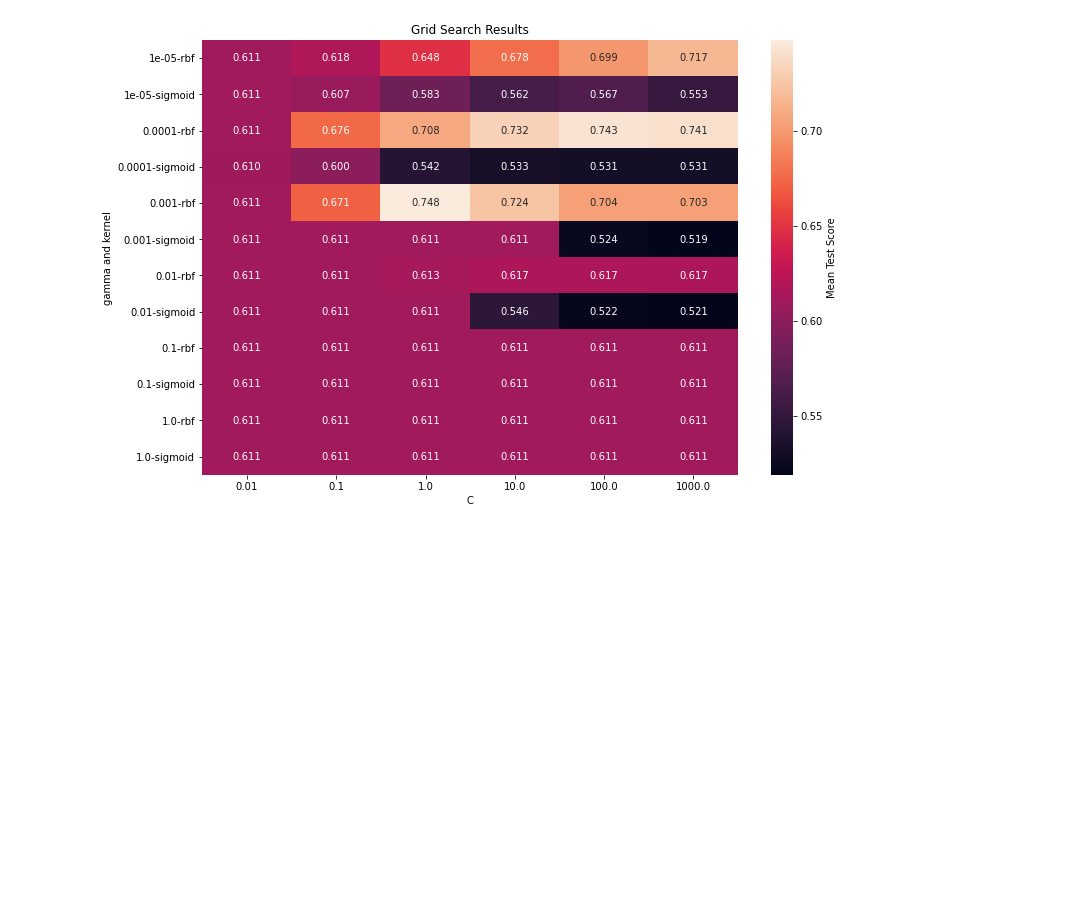
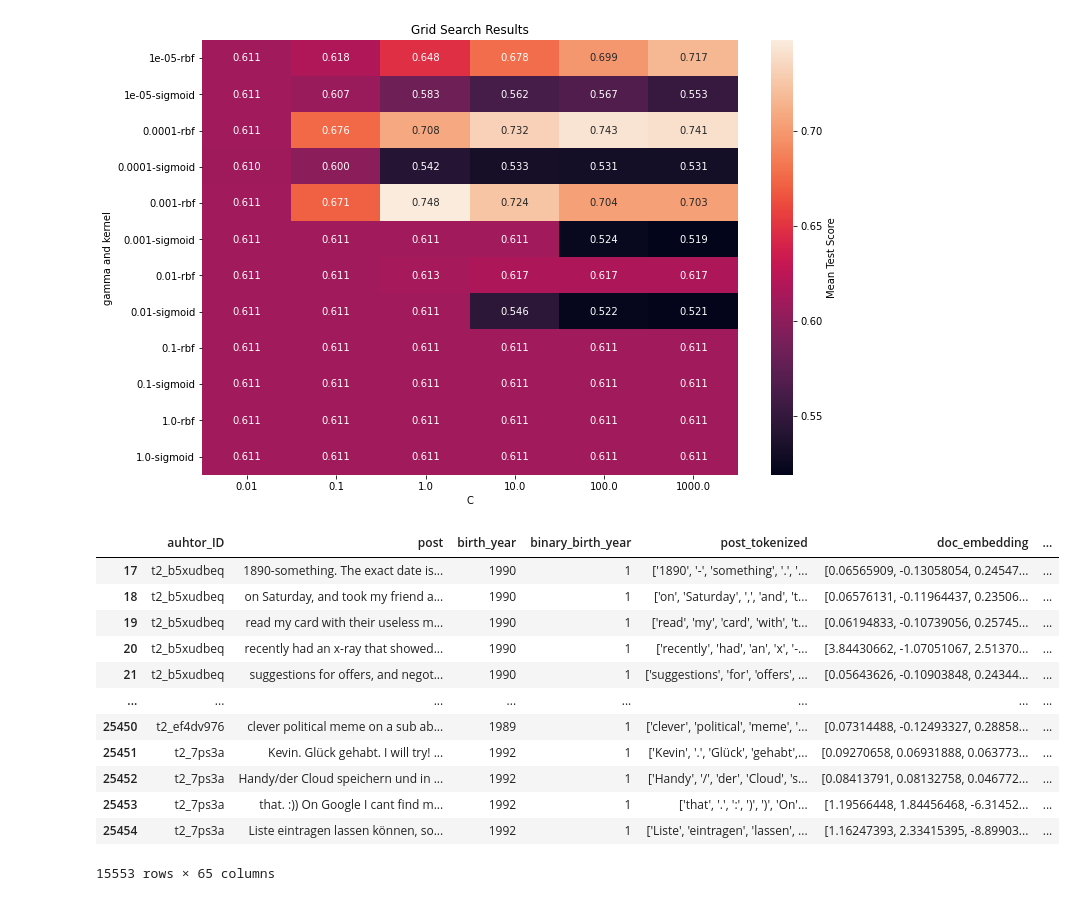
Before and after one commit to mdegoede/LanguageAndAI, a Jupyter notebook: logreg.ipynb, the cells around one changed output. Drawn from its saved outputs; the diff is of its cells as text; code cells hidden in the pictures; blank space fills up the shorter version.

```diff
--- a/logreg.ipynb
+++ b/logreg.ipynb
@@ -670,3 +670,19 @@ plt.ylabel('gamma and kernel')
 plt.show()
 # %% [output]
 [figure]
+# %%
+mil_and_genz_merged[mil_and_genz_merged['binary_birth_year']==1]
+# %% [output]
+|  | auhtor_ID | post | birth_year | binary_birth_year | post_tokenized | doc_embedding | ... |
+| 17 | t2_b5xudbeq | 1890-something. The exact date is... | 1990 | 1 | ['1890', '-', 'something', '.', '... | [0.06565909, -0.13058054, 0.24547... | ... |
+| 18 | t2_b5xudbeq | on Saturday, and took my friend a... | 1990 | 1 | ['on', 'Saturday', ',', 'and', 't... | [0.06576131, -0.11964437, 0.23506... | ... |
+| 19 | t2_b5xudbeq | read my card with their useless m... | 1990 | 1 | ['read', 'my', 'card', 'with', 't... | [0.06194833, -0.10739056, 0.25745... | ... |
+| 20 | t2_b5xudbeq | recently had an x-ray that showed... | 1990 | 1 | ['recently', 'had', 'an', 'x', '-... | [3.84430662, -1.07051067, 2.51370... | ... |
+| 21 | t2_b5xudbeq | suggestions for offers, and negot... | 1990 | 1 | ['suggestions', 'for', 'offers', ... | [0.05643626, -0.10903848, 0.24344... | ... |
+| ... | ... | ... | ... | ... | ... | ... | ... |
+| 25450 | t2_ef4dv976 | clever political meme on a sub ab... | 1989 | 1 | ['clever', 'political', 'meme', '... | [0.07314488, -0.12493327, 0.28858... | ... |
+| 25451 | t2_7ps3a | Kevin. Glück gehabt. I will try! ... | 1992 | 1 | ['Kevin', '.', 'Glück', 'gehabt',... | [0.09270658, 0.06931888, 0.063773... | ... |
+| 25452 | t2_7ps3a | Handy/der Cloud speichern und in ... | 1992 | 1 | ['Handy', '/', 'der', 'Cloud', 's... | [0.08413791, 0.08132758, 0.046772... | ... |
+| 25453 | t2_7ps3a | that. :)) On Google I cant find m... | 1992 | 1 | ['that', '.', ':', ')', ')', 'On'... | [1.19566448, 1.84456468, -6.31452... | ... |
+| 25454 | t2_7ps3a | Liste eintragen lassen können, so... | 1992 | 1 | ['Liste', 'eintragen', 'lassen', ... | [1.16247393, 2.33415395, -8.89903... | ... |
+15553 rows × 65 columns
```
Also changed, not shown: 1 other file.
